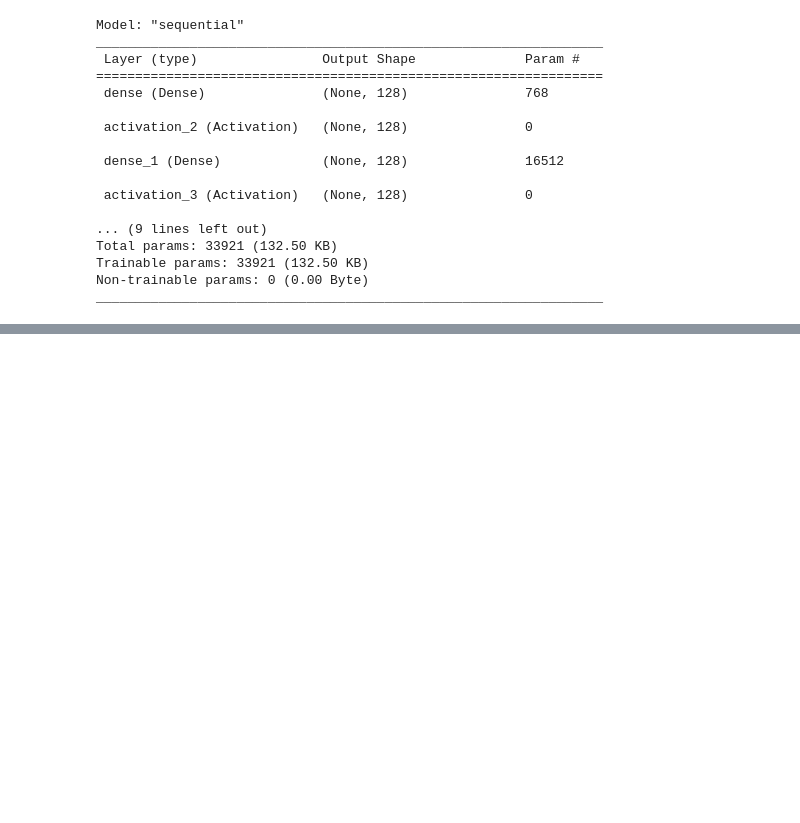
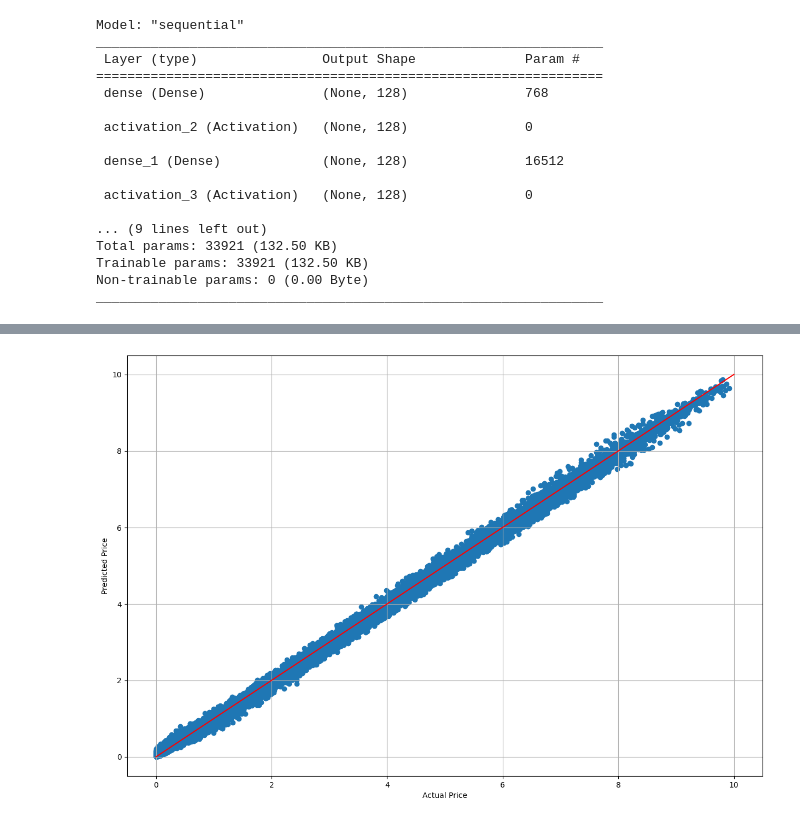
Before and after one commit to UdayVT/Black-Scholes-Neural-Network, a Jupyter notebook: Black_Scholes_Neural_Network.ipynb, the cells around one changed output, grey strips where cells are left out. Cells and saved outputs as stored; diff of their text form; code cells hidden in the pictures; blank space fills up the shorter version.

```diff
--- a/Black_Scholes_Neural_Network.ipynb
+++ b/Black_Scholes_Neural_Network.ipynb
@@ -174,10 +185,12 @@ predictions
 # %%
 #out sample(20)
-plt.figure(figsize = (5,10))
+plt.figure(figsize = (15,10))
 plt.scatter((y_test+0.5)*10, (predictions+0.5)*10)
 plt.xlabel("Actual Price")
 plt.ylabel("Predicted Price")
 plt.plot([0,10], [0,10], 'r')
 plt.grid(True)
+# %% [output]
+[figure, added]
 # %%
 InSamplePredictions = model.predict(X_train)
```
Also changed, not shown: parts of 5 cells of this notebook.
